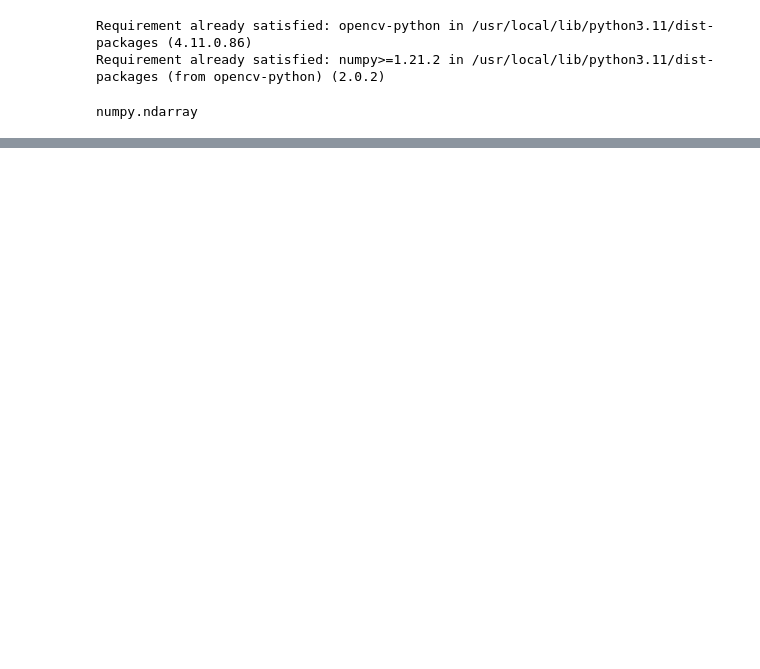
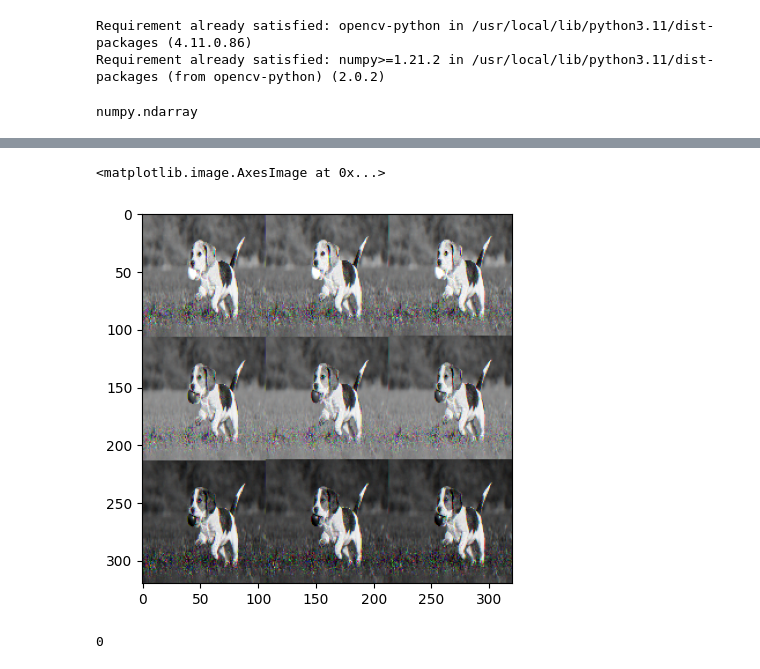
Before and after one commit to Aksharawalia1111/Ps_Project, a Jupyter notebook: Ps_Project.ipynb, the cells around one changed output, grey strips where cells are left out. Saved outputs shown, nothing was run; the diff lists cells and outputs as text; code cells hidden in the pictures; blank space fills up the shorter version.

```diff
--- a/Ps_Project.ipynb
+++ b/Ps_Project.ipynb
@@ -68,0 +74,13 @@ plt.imshow(rotate_90)
+# %%
+img = cv2.imread('/content/dog.png')
+
+height, width, _ = img.shape
+# %%
+blob = cv2.dnn.blobFromImage(img, 1/255, (320, 320), (0, 0, 0), swapRB=True, crop=False)
+yolo.setInput(blob)
+# %%
+i = blob.reshape(320,320,3)
+plt.imshow(i)
+# %% [output]
+<matplotlib.image.AxesImage at 0x...>
+[figure, added]
@@ -68,0 +114,4 @@ plt.imshow(rotate_90)
+# %%
+len(boxes)
+# %% [output]
+0
```
Also changed, not shown: parts of 18 cells of this notebook.
